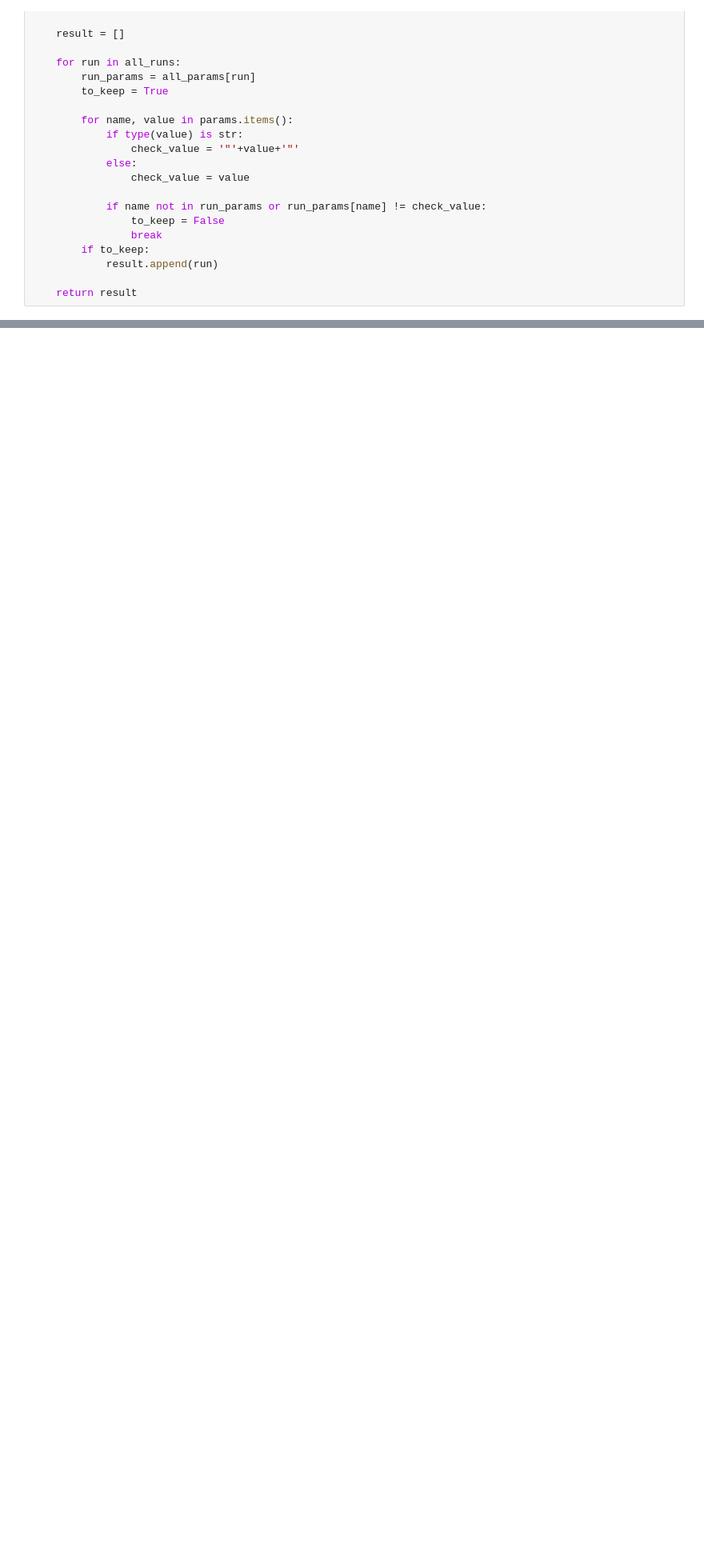
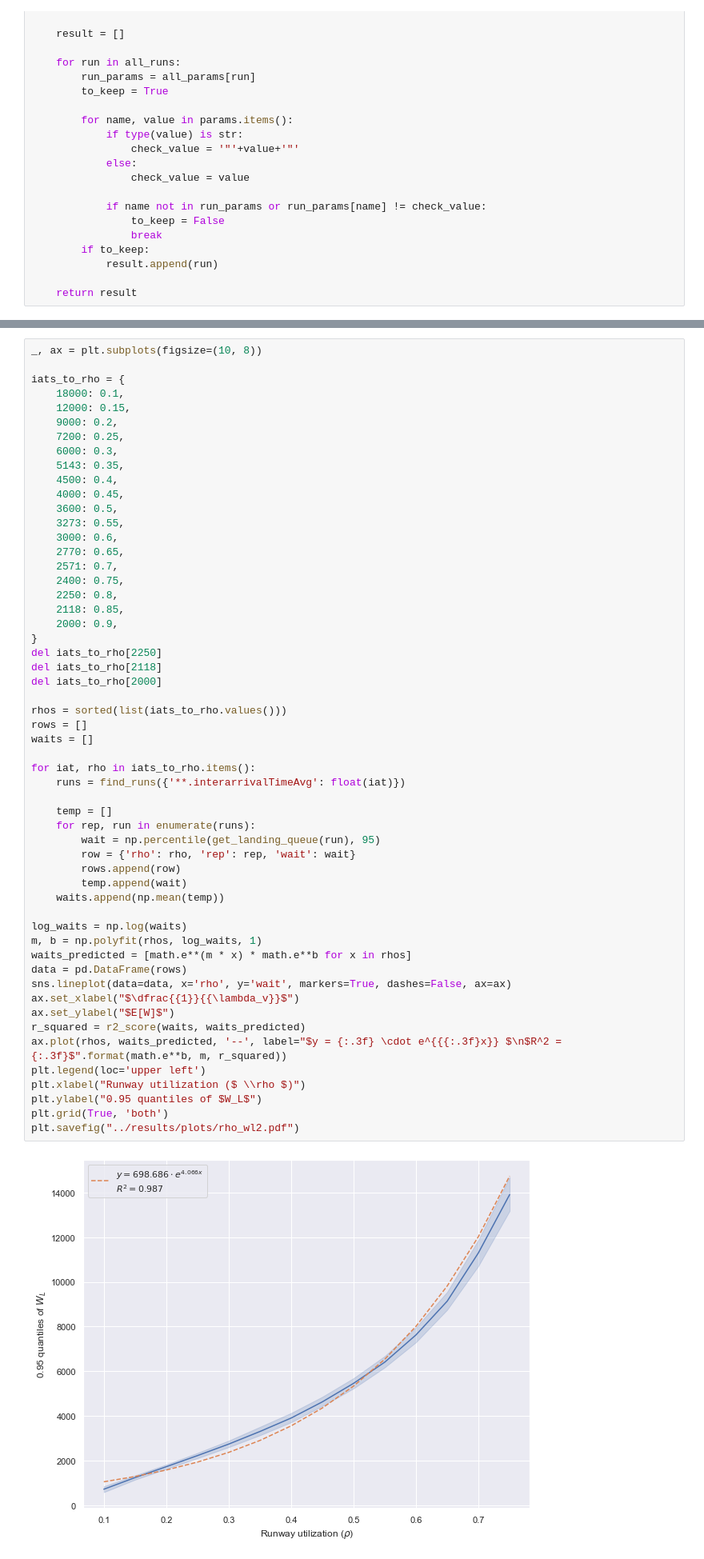
Before and after one commit to bendonio/Control-Tower-Project, a Jupyter notebook: CT/simulations/jupyter/takeoff_queue_studies.ipynb, the cells around one changed output, grey strips where cells are left out. Shown at 80% size. Cells and saved outputs as stored; diff of their text form; blank space fills up the shorter version.

```diff
--- a/CT/simulations/jupyter/takeoff_queue_studies.ipynb
+++ b/CT/simulations/jupyter/takeoff_queue_studies.ipynb
@@ -258,0 +326,57 @@ get_all_params(df)
+# %%
+_, ax = plt.subplots(figsize=(10, 8))
+
+iats_to_rho = {
+    18000: 0.1,
+    12000: 0.15,
+    9000: 0.2,
+    7200: 0.25,
+    6000: 0.3,
+    5143: 0.35,
+    4500: 0.4,
+    4000: 0.45,
+    3600: 0.5,
+    3273: 0.55,
+    3000: 0.6,
+    2770: 0.65,
+    2571: 0.7,
+    2400: 0.75,
+    2250: 0.8,
+    2118: 0.85,
+    2000: 0.9,
+}
+del iats_to_rho[2250]
+del iats_to_rho[2118]
+del iats_to_rho[2000]
+
+rhos = sorted(list(iats_to_rho.values()))
+rows = []
+waits = []
+
+for iat, rho in iats_to_rho.items():
+    runs = find_runs({'**.interarrivalTimeAvg': float(iat)})
+
+    temp = []
+    for rep, run in enumerate(runs):
+        wait = np.percentile(get_landing_queue(run), 95)
+        row = {'rho': rho, 'rep': rep, 'wait': wait}
+        rows.append(row)
+        temp.append(wait)
+    waits.append(np.mean(temp))
+
+log_waits = np.log(waits)
+m, b = np.polyfit(rhos, log_waits, 1)
+waits_predicted = [math.e**(m * x) * math.e**b for x in rhos]
+data = pd.DataFrame(rows)
+sns.lineplot(data=data, x='rho', y='wait', markers=True, dashes=False, ax=ax)
+ax.set_xlabel("$\dfrac{{1}}{{\lambda_v}}$")
+ax.set_ylabel("$E[W]$")
+r_squared = r2_score(waits, waits_predicted)
+ax.plot(rhos, waits_predicted, '--', label="$y = {:.3f} \cdot e^{{{:.3f}x}} $\n$R^2 = {:.3f}$".format(math.e**b, m, r_squared))
+plt.legend(loc='upper left')
+plt.xlabel("Runway utilization ($ \\rho $)")
+plt.ylabel("0.95 quantiles of $W_L$")
+plt.grid(True, 'both')
+plt.savefig("../results/plots/rho_wl2.pdf")
+# %% [output]
+[figure, added]
```
Also changed, not shown: parts of 21 cells of this notebook, 15 other files.
